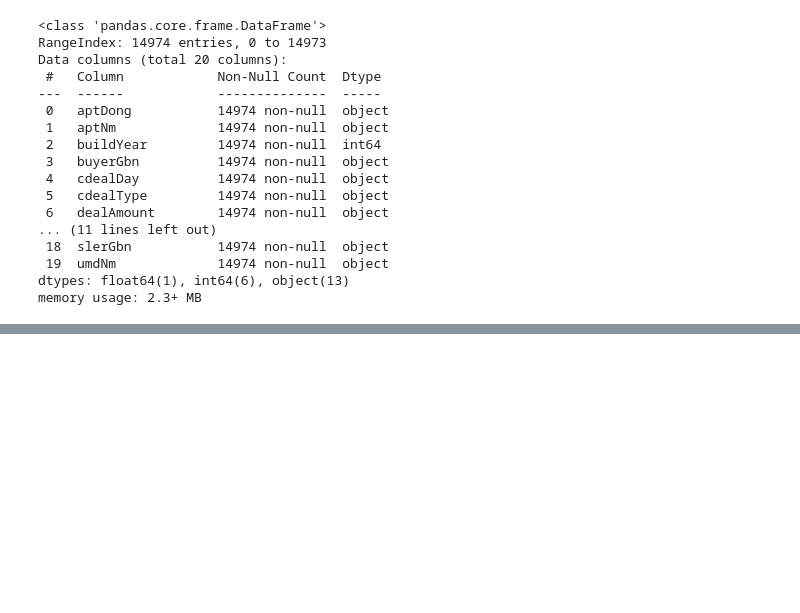
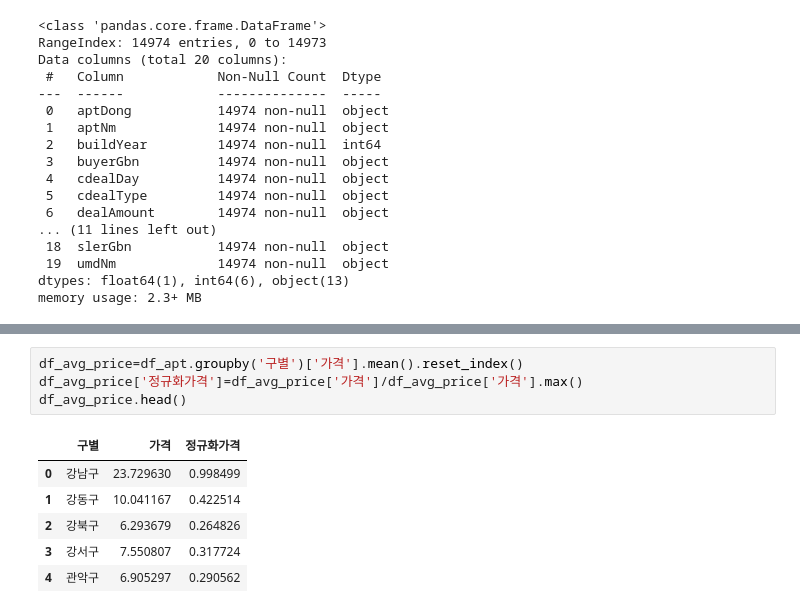
Before and after one commit to ppvid/Dataviz, a Jupyter notebook: 데이터 시각화/3D지도시각화.ipynb, the cells around one changed output, grey strips where cells are left out. Drawn from its saved outputs; the diff is of its cells as text; blank space fills up the shorter version.

```diff
--- a/데이터 시각화/3D지도시각화.ipynb
+++ b/데이터 시각화/3D지도시각화.ipynb
@@ -329,0 +398,11 @@ SyntaxError: invalid syntax (3640782968.py, line 5)
+# %%
+df_avg_price=df_apt.groupby('구별')['가격'].mean().reset_index()
+df_avg_price['정규화가격']=df_avg_price['가격']/df_avg_price['가격'].max()
+df_avg_price.head()
+# %% [output]
+|  | 구별 | 가격 | 정규화가격 |
+| 0 | 강남구 | 23.729630 | 0.998499 |
+| 1 | 강동구 | 10.041167 | 0.422514 |
+| 2 | 강북구 | 6.293679 | 0.264826 |
+| 3 | 강서구 | 7.550807 | 0.317724 |
+| 4 | 관악구 | 6.905297 | 0.290562 |
```
Also changed, not shown: parts of 17 cells of this notebook, 7 other files.
